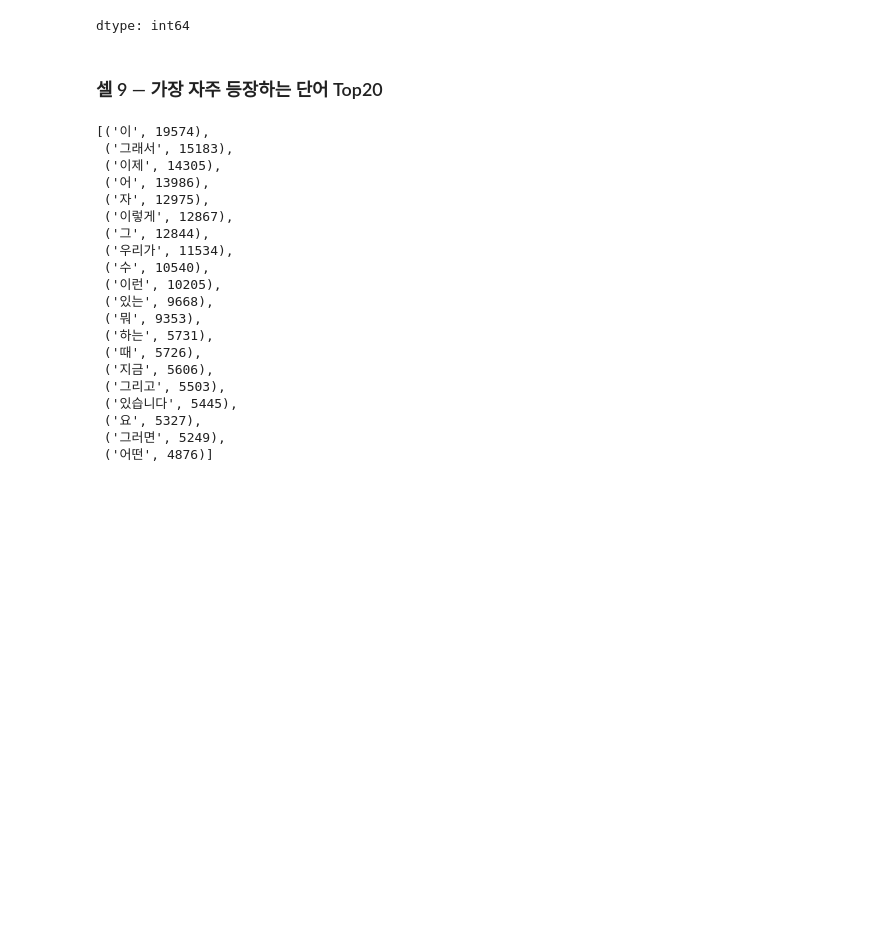
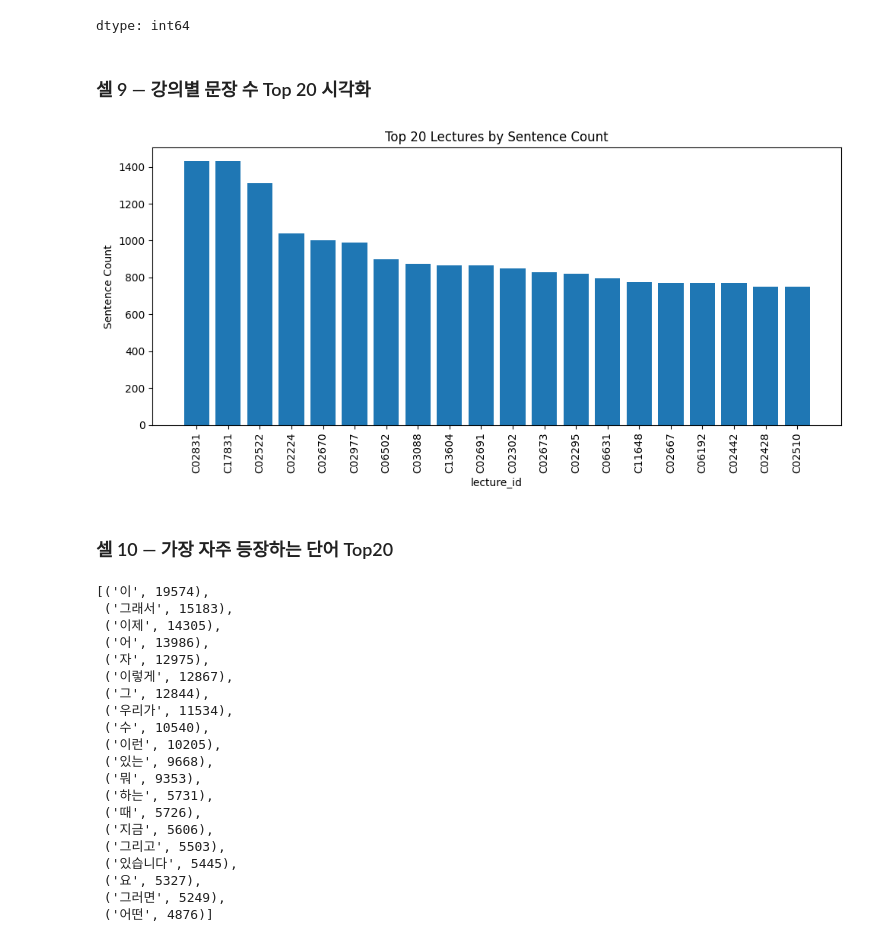
Before and after one commit to hufs24lsh/HUFS-LAI-ML-2025-2, a Jupyter notebook: submissions/202403582/assignment4/data_analysis.ipynb, the cells around one changed output. Drawn from its saved outputs; the diff is of its cells as text; code cells hidden in the pictures; blank space fills up the shorter version.

```diff
--- a/submissions/202403582/assignment4/data_analysis.ipynb
+++ b/submissions/202403582/assignment4/data_analysis.ipynb
@@ -139,8 +141,23 @@ lecture_counts.head(10)
 | C13604 | 864 |
 | C02691 | 864 |
 dtype: int64
+# %% [markdown]
+### 셀 9 — 강의별 문장 수 Top 20 시각화
+# %%
+top20 = lecture_counts.head(20)
+
+plt.figure(figsize=(10, 5))
+plt.bar(top20.index, top20.values)
+plt.xticks(rotation=90)
+plt.title("Top 20 Lectures by Sentence Count")
+plt.xlabel("lecture_id")
+plt.ylabel("Sentence Count")
+plt.tight_layout()
+plt.show()
+# %% [output]
+[figure, added]
 # %% [markdown]
-### 셀 9 — 가장 자주 등장하는 단어 Top20
+### 셀 10 — 가장 자주 등장하는 단어 Top20
 # %%
 def tokenize(s):
     return re.findall(r"[가-힣A-Za-z0-9]+", s)
```
Also changed, not shown: parts of 1 cell of this notebook.
